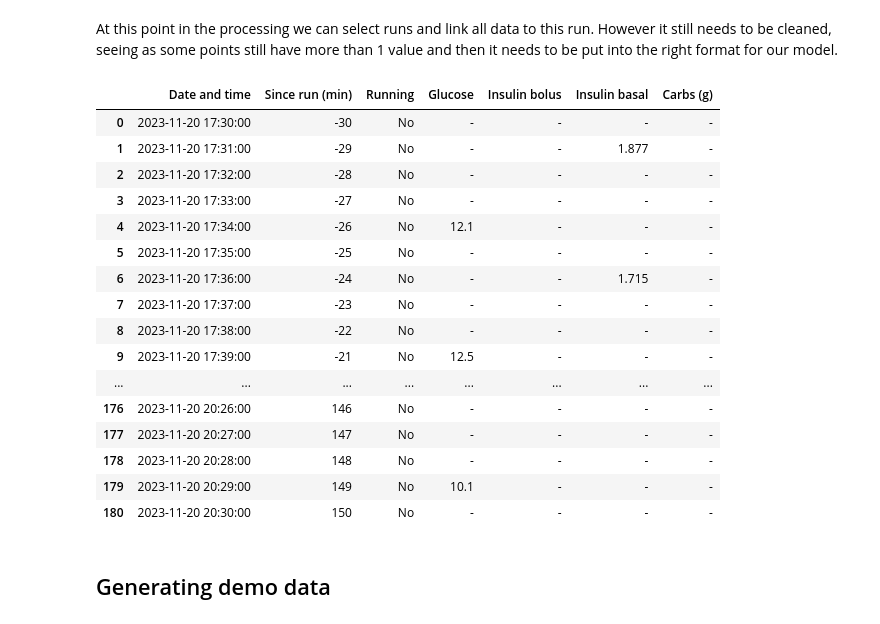
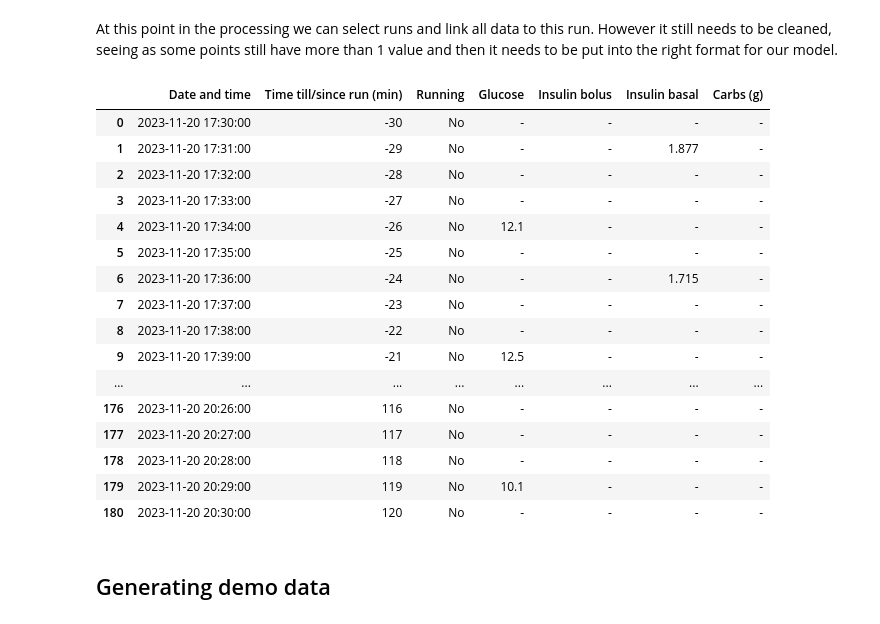
Before and after one commit to mcrielaard-student/digital-twin-demo, a Jupyter notebook: alpha release - diabetes 1/data processing/trial_preprocessing_2301.ipynb, the cells around one changed output. Saved outputs shown, nothing was run; the diff lists cells and outputs as text; code cells hidden in the pictures.

```diff
--- a/alpha release - diabetes 1/data processing/trial_preprocessing_2301.ipynb
+++ b/alpha release - diabetes 1/data processing/trial_preprocessing_2301.ipynb
@@ -923,8 +923,11 @@ else:
 
     table = pd.DataFrame({
         "Date and time": timeline,
-        "Since run (min)": [
-            int((t - start).total_seconds() / 60)
+        "Time till/since run (min)": [
+            0 if start <= t <= end
+            else int((t - start).total_seconds() / 60)
+            if t < start
+            else int((t - end).total_seconds() / 60)
             for t in timeline
         ],
         "Running": [
@@ -932,6 +935,7 @@ else:
             for t in timeline
         ]
     })
+
 
     # Add measurements at their actual minute
     # If there are multiple measurements in one minute, they are preserved
@@ -990,36 +994,42 @@ else:
 
     basal = insulin[
         insulin_type.str.contains("basal", na=False)
     ].copy()
 
     add_values(
         bolus, "insulin_ts", "insulin_value", "Insulin bolus"
     )
     add_values(
         basal, "insulin_ts", "insulin_value", "Insulin basal"
     )
 
     # Carbs
     add_values(
         running_carbs, "meal_ts", "carbs_g", "Carbs (g)"
     )
 
     # Display only the requested columns
     table = table[
         [
             "Date and time",
-            "Since run (min)",
+            "Time till/since run (min)",
             "Running",
             "Glucose",
             "Insulin bolus",
             "Insulin basal",
             "Carbs (g)"
         ]
     ]
 
-    display(table)
+    with pd.option_context(
+    "display.max_rows", None,
+    "display.max_columns", None,
+    "display.max_colwidth", None,
+    "display.width", None
+):
+        display(table)
 # %% [output]
-|  | Date and time | Since run (min) | Running | Glucose | Insulin bolus | Insulin basal | Carbs (g) |
+|  | Date and time | Time till/since run (min) | Running | Glucose | Insulin bolus | Insulin basal | Carbs (g) |
 | 0 | 2023-11-20 17:30:00 | -30 | No | - | - | - | - |
 | 1 | 2023-11-20 17:31:00 | -29 | No | - | - | 1.877 | - |
 | 2 | 2023-11-20 17:32:00 | -28 | No | - | - | - | - |
@@ -1031,11 +1041,11 @@ else:
 | 8 | 2023-11-20 17:38:00 | -22 | No | - | - | - | - |
 | 9 | 2023-11-20 17:39:00 | -21 | No | 12.5 | - | - | - |
 | ... | ... | ... | ... | ... | ... | ... | ... |
-| 176 | 2023-11-20 20:26:00 | 146 | No | - | - | - | - |
-| 177 | 2023-11-20 20:27:00 | 147 | No | - | - | - | - |
-| 178 | 2023-11-20 20:28:00 | 148 | No | - | - | - | - |
-| 179 | 2023-11-20 20:29:00 | 149 | No | 10.1 | - | - | - |
-| 180 | 2023-11-20 20:30:00 | 150 | No | - | - | - | - |
+| 176 | 2023-11-20 20:26:00 | 116 | No | - | - | - | - |
+| 177 | 2023-11-20 20:27:00 | 117 | No | - | - | - | - |
+| 178 | 2023-11-20 20:28:00 | 118 | No | - | - | - | - |
+| 179 | 2023-11-20 20:29:00 | 119 | No | 10.1 | - | - | - |
+| 180 | 2023-11-20 20:30:00 | 120 | No | - | - | - | - |
 # %% [markdown]
 ## Generating demo data
 # %% [markdown]
```
Also changed, not shown: 9 other files.
